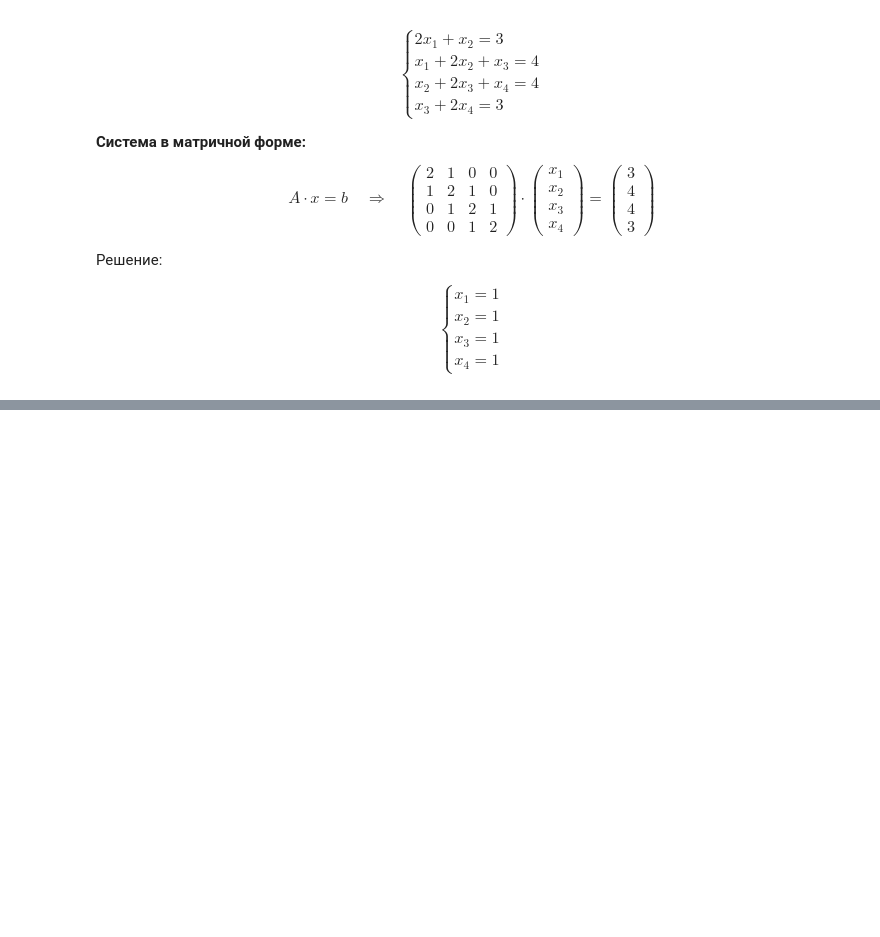
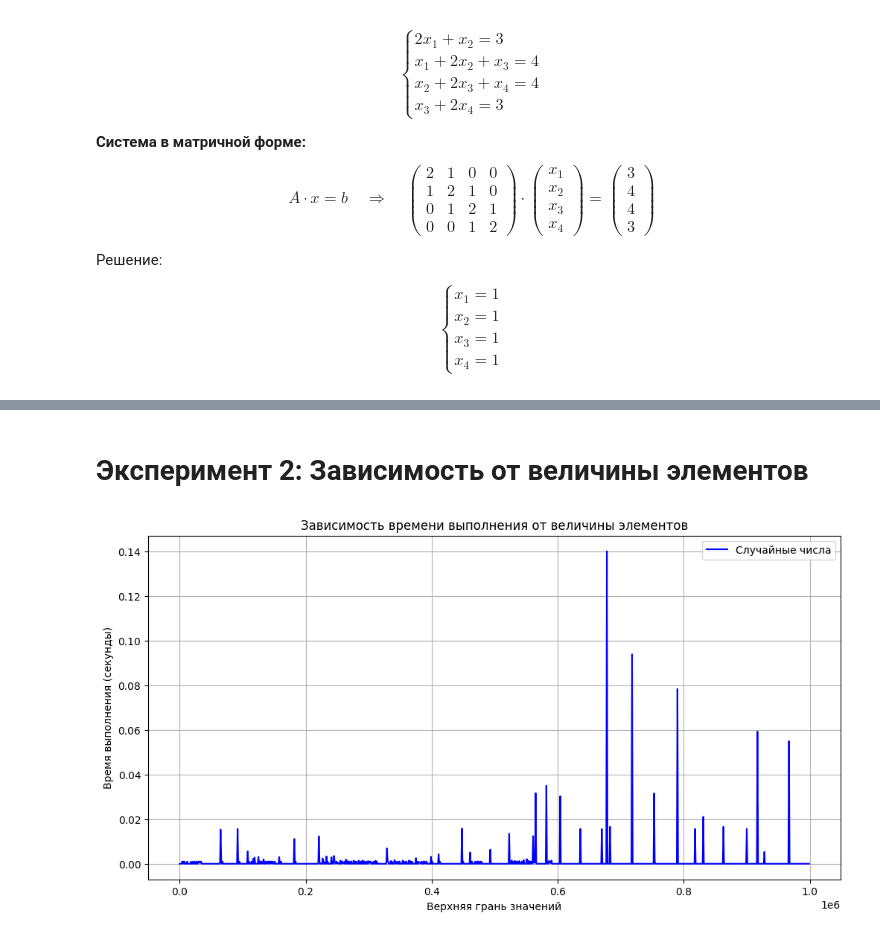
Before and after one commit to yobysheva/numerical_methods, a Jupyter notebook: matrix_algorithm.ipynb, the cells around one changed output, grey strips where cells are left out. Saved outputs shown, nothing was run; the diff lists cells and outputs as text; code cells hidden in the pictures; blank space fills up the shorter version.

```diff
--- a/matrix_algorithm.ipynb
+++ b/matrix_algorithm.ipynb
@@ -130,0 +222,26 @@ array([1., 1., 1., 1.])
+# %% [markdown]
+# Эксперимент 2: Зависимость от величины элементов
+# %%
+numbers = range(0, 1000000, 1000)
+nums_random = []
+
+for n in numbers:
+    A = np.random.rand(99) * n
+    B = np.random.rand(100) * n + 100
+    C = np.random.rand(99) * n
+    F = np.random.rand(100) * n
+
+    _, t = traditional_matrix_algorithm(A, B, C, F)
+    nums_random.append(t)
+
+# Построение графика
+plt.figure(figsize=(12, 6))
+plt.plot(numbers, nums_random, 'b-', label='Случайные числа')
+plt.title('Зависимость времени выполнения от величины элементов')
+plt.xlabel('Верхняя грань значений')
+plt.ylabel('Время выполнения (секунды)')
+plt.grid(True)
+plt.legend()
+plt.show()
+# %% [output]
+[figure, added]
```
Also changed, not shown: parts of 18 cells of this notebook.
